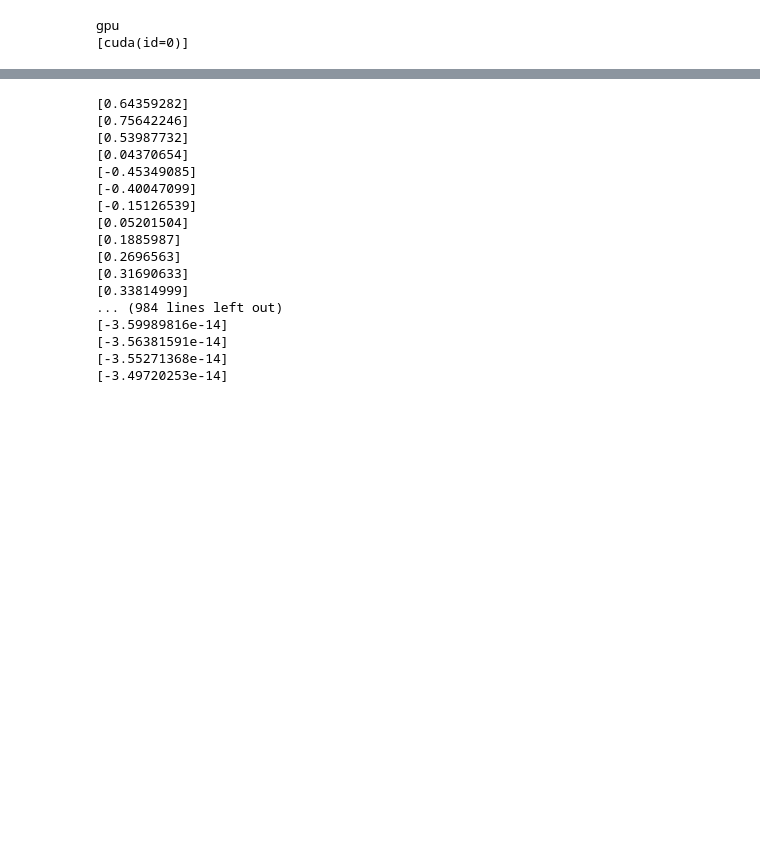
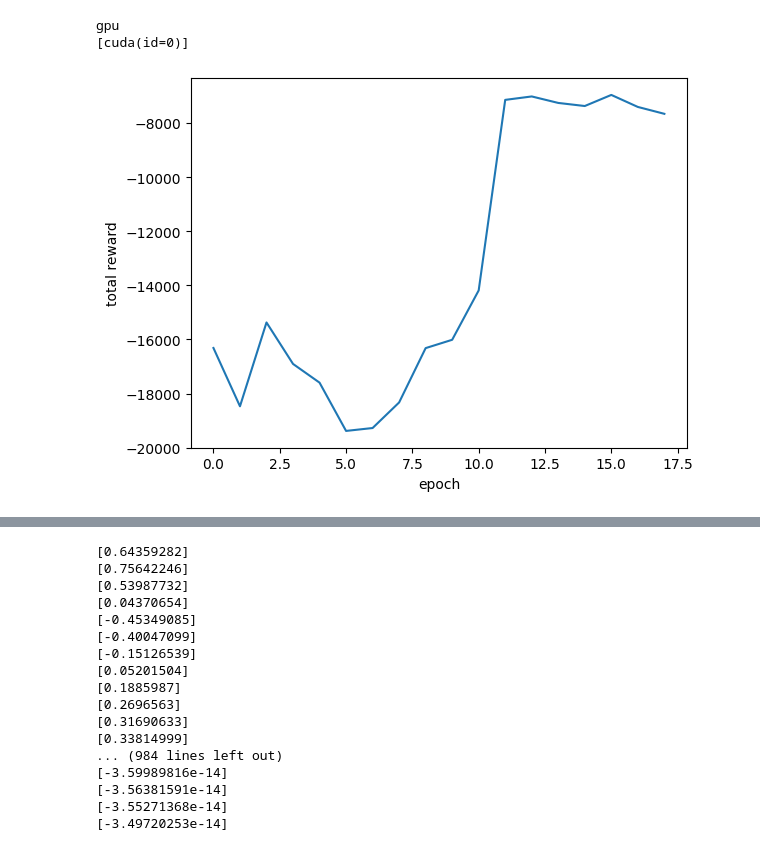
Before and after one commit to dcsteinhauser/HDS, a Jupyter notebook: run_PODS.ipynb, the cells around one changed output, grey strips where cells are left out. Cells and saved outputs as stored; diff of their text form; code cells hidden in the pictures; blank space fills up the shorter version.

```diff
--- a/run_PODS.ipynb
+++ b/run_PODS.ipynb
@@ -49,14 +49,16 @@ if os.path.exists(ckpt_dir):
 # %%
 
 def progress_f(x_data,y_data,epoch,reward):
     print(reward)
     x_data.append(epoch)
     y_data.append(reward)
     clear_output(wait=True)
     plt.xlabel('epoch')
     plt.ylabel('total reward')
     plt.plot(x_data, y_data)
     plt.show()
 
 #policy = train_hds(env,trajectory_length=100 ,num_samples=50,epochs=4, inner_epochs=20, alpha_a=1e-5, init_learning_rate=1e-3, init_noise=0.1, noise_decay=0.5, progress_fn=progress_f)
-policy = train_pods(env,trajectory_length=100 ,num_samples=100,epochs=50, inner_epochs=20, alpha_a=1e-4, init_learning_rate=1e-3, progress_fn=progress_f)
+policy = train_pods(env,trajectory_length=100 ,num_samples=100,epochs=50, inner_epochs=20, alpha_a=5e-5, init_learning_rate=1e-3, progress_fn=progress_f)
+# %% [output]
+[figure, added]
```
Also changed, not shown: parts of 1 cell of this notebook, 1 other file.
